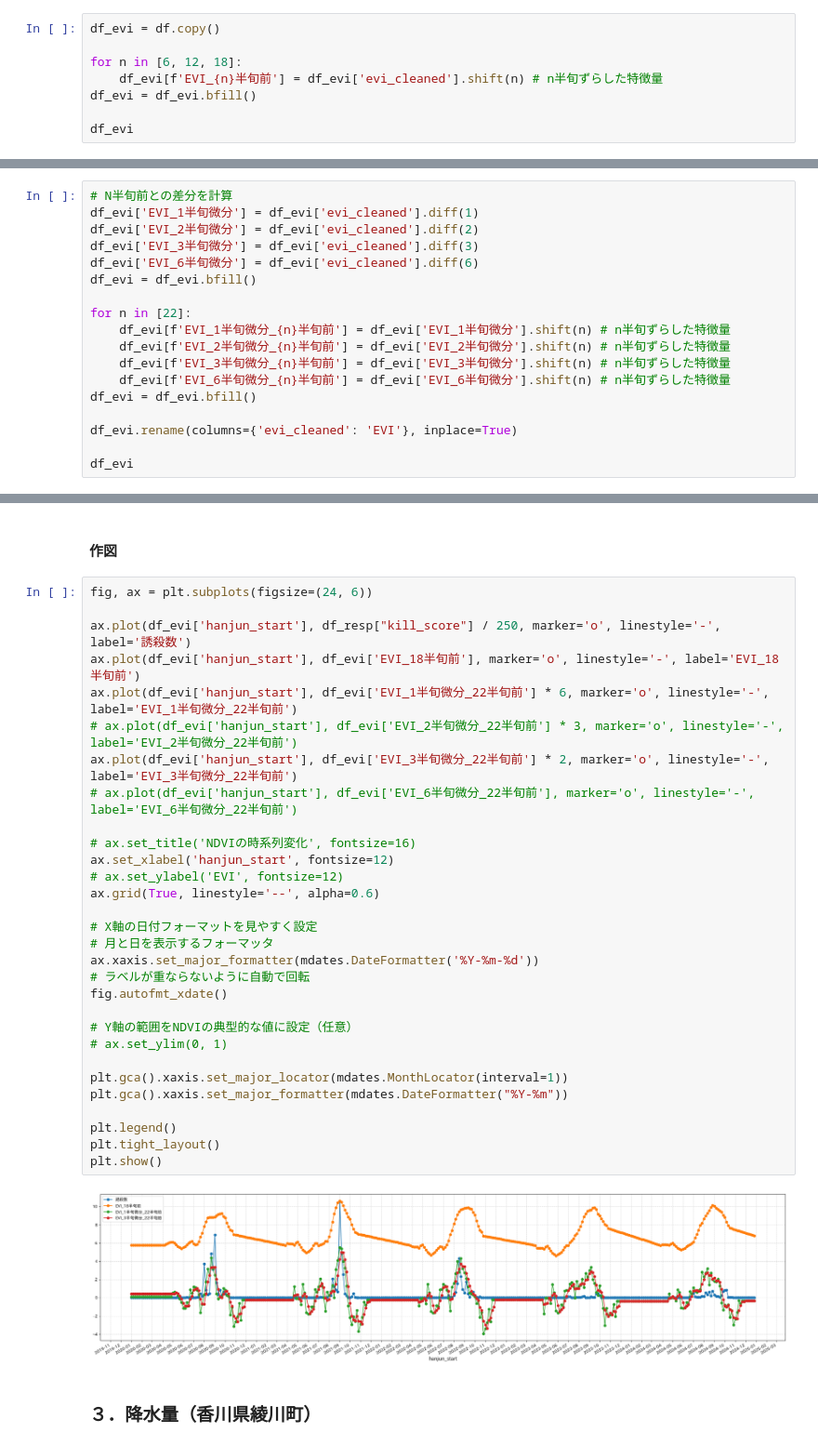
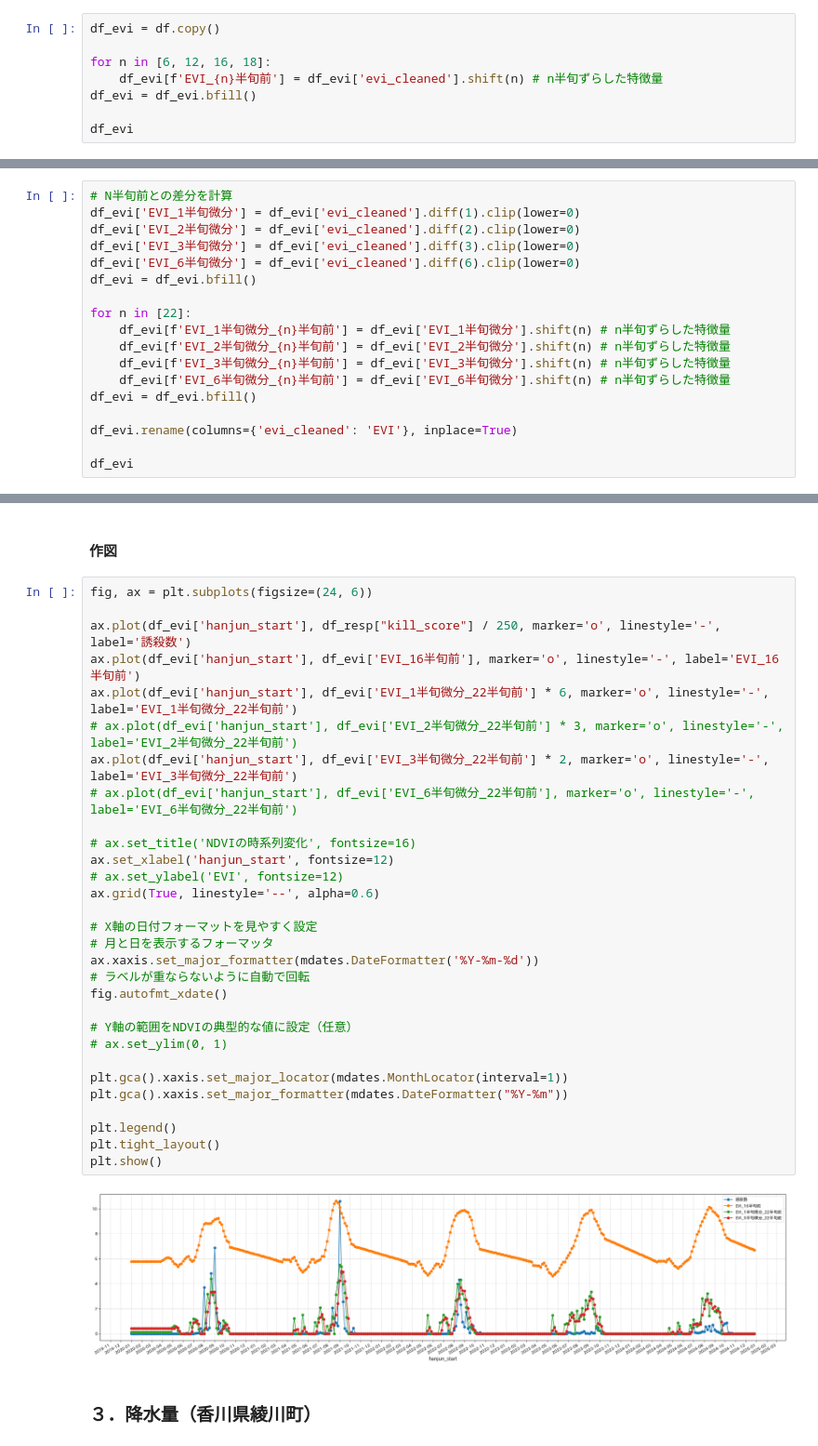
Before and after one commit to ShotaSasaki-HU/ASTRO-CAMP-2025, a Jupyter notebook: sarimax.ipynb, the cells around one changed output, grey strips where cells are left out. Shown at 93% size. Saved outputs shown, nothing was run; the diff lists cells and outputs as text.

```diff
--- a/sarimax.ipynb
+++ b/sarimax.ipynb
@@ -761,7 +773,7 @@ plt.show()
 # %%
 df_evi = df.copy()
 
-for n in [6, 12, 18]:
+for n in [6, 12, 16, 18]:
     df_evi[f'EVI_{n}半旬前'] = df_evi['evi_cleaned'].shift(n) # n半旬ずらした特徴量
 df_evi = df_evi.bfill()
 
@@ -784,10 +796,10 @@ df_evi
 ##### EVIの微分のラグ特徴量
 # %%
 # N半旬前との差分を計算
-df_evi['EVI_1半旬微分'] = df_evi['evi_cleaned'].diff(1)
-df_evi['EVI_2半旬微分'] = df_evi['evi_cleaned'].diff(2)
-df_evi['EVI_3半旬微分'] = df_evi['evi_cleaned'].diff(3)
-df_evi['EVI_6半旬微分'] = df_evi['evi_cleaned'].diff(6)
+df_evi['EVI_1半旬微分'] = df_evi['evi_cleaned'].diff(1).clip(lower=0)
+df_evi['EVI_2半旬微分'] = df_evi['evi_cleaned'].diff(2).clip(lower=0)
+df_evi['EVI_3半旬微分'] = df_evi['evi_cleaned'].diff(3).clip(lower=0)
+df_evi['EVI_6半旬微分'] = df_evi['evi_cleaned'].diff(6).clip(lower=0)
 df_evi = df_evi.bfill()
 
 for n in [22]:
@@ -819,35 +831,35 @@ df_evi
 # %%
 fig, ax = plt.subplots(figsize=(24, 6))
 
 ax.plot(df_evi['hanjun_start'], df_resp["kill_score"] / 250, marker='o', linestyle='-', label='誘殺数')
-ax.plot(df_evi['hanjun_start'], df_evi['EVI_18半旬前'], marker='o', linestyle='-', label='EVI_18半旬前')
+ax.plot(df_evi['hanjun_start'], df_evi['EVI_16半旬前'], marker='o', linestyle='-', label='EVI_16半旬前')
 ax.plot(df_evi['hanjun_start'], df_evi['EVI_1半旬微分_22半旬前'] * 6, marker='o', linestyle='-', label='EVI_1半旬微分_22半旬前')
 # ax.plot(df_evi['hanjun_start'], df_evi['EVI_2半旬微分_22半旬前'] * 3, marker='o', linestyle='-', label='EVI_2半旬微分_22半旬前')
 ax.plot(df_evi['hanjun_start'], df_evi['EVI_3半旬微分_22半旬前'] * 2, marker='o', linestyle='-', label='EVI_3半旬微分_22半旬前')
 # ax.plot(df_evi['hanjun_start'], df_evi['EVI_6半旬微分_22半旬前'], marker='o', linestyle='-', label='EVI_6半旬微分_22半旬前')
 
 # ax.set_title('NDVIの時系列変化', fontsize=16)
 ax.set_xlabel('hanjun_start', fontsize=12)
 # ax.set_ylabel('EVI', fontsize=12)
 ax.grid(True, linestyle='--', alpha=0.6)
 
 # X軸の日付フォーマットを見やすく設定
 # 月と日を表示するフォーマッタ
 ax.xaxis.set_major_formatter(mdates.DateFormatter('%Y-%m-%d'))
 # ラベルが重ならないように自動で回転
 fig.autofmt_xdate()
 
 # Y軸の範囲をNDVIの典型的な値に設定（任意）
 # ax.set_ylim(0, 1)
 
 plt.gca().xaxis.set_major_locator(mdates.MonthLocator(interval=1))
 plt.gca().xaxis.set_major_formatter(mdates.DateFormatter("%Y-%m"))
 
 plt.legend()
 plt.tight_layout()
 plt.show()
 # %% [output]
-[figure, old version]
+[figure, new version]
 # %% [markdown]
 ### ３．降水量（香川県綾川町）
 # %% [markdown]
```
Also changed, not shown: parts of 17 cells of this notebook.
